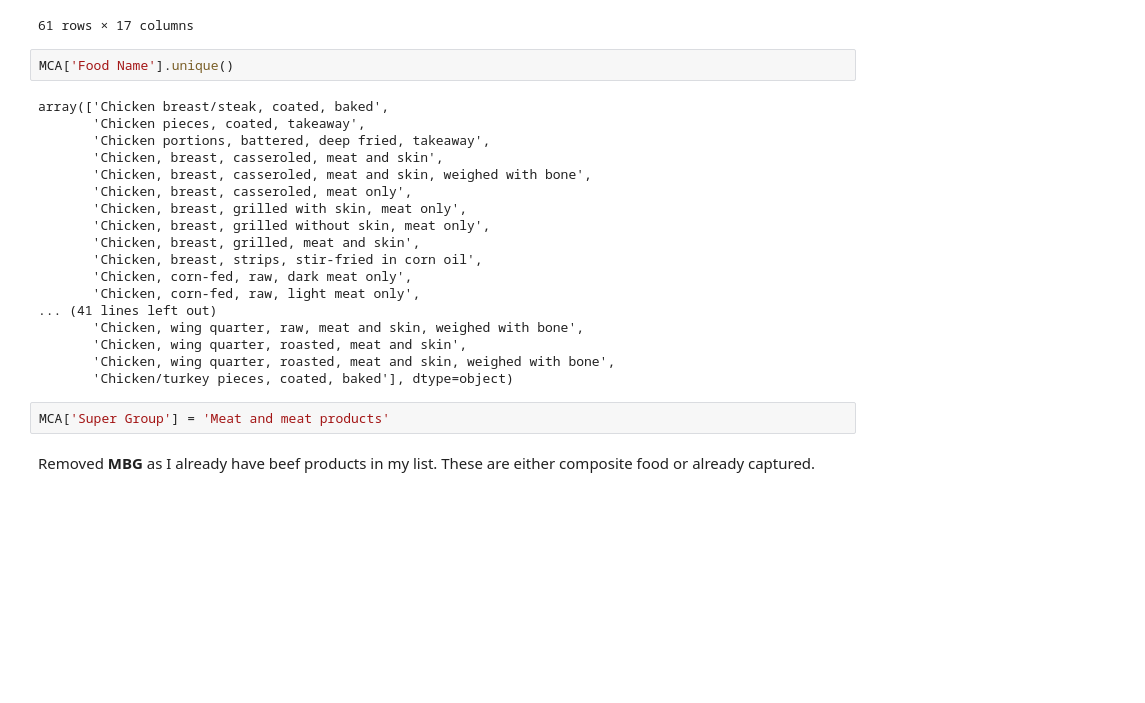
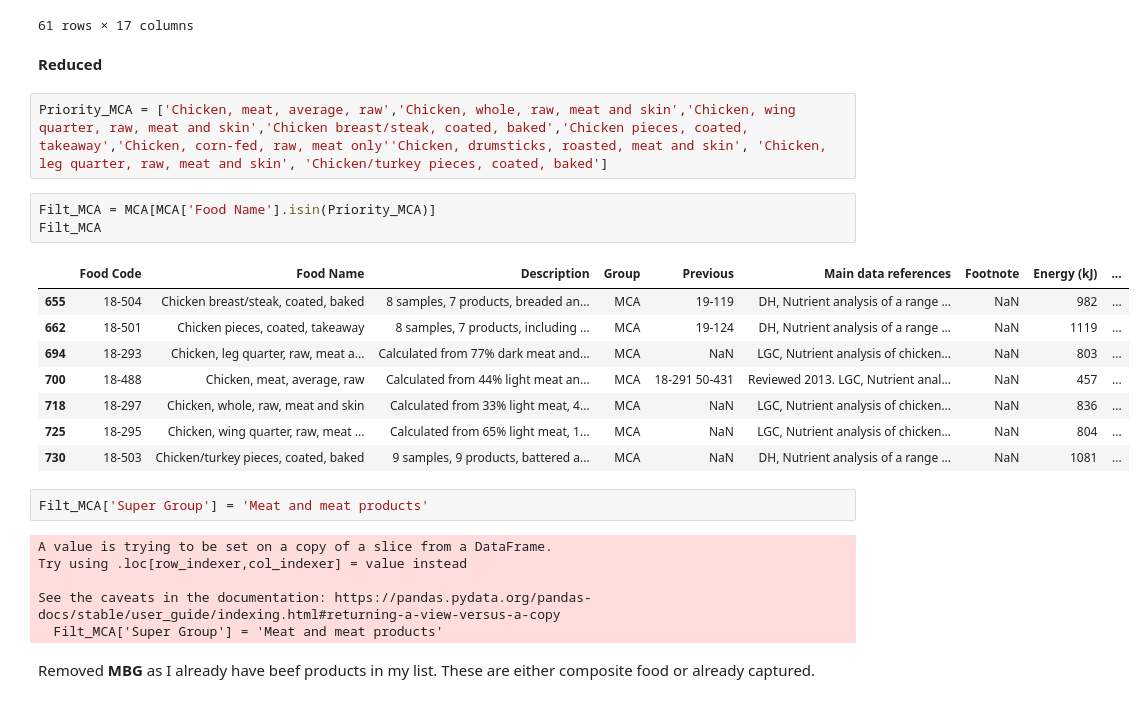
Before and after one commit to elliotkarikari/Product_Weight_Project, a Jupyter notebook: Jupter_notebooks/Reduction, Products that start with C.ipynb, the cells around one changed output. Cells and saved outputs as stored; diff of their text form; blank space fills up the shorter version.

```diff
--- a/Jupter_notebooks/Reduction, Products that start with C.ipynb
+++ b/Jupter_notebooks/Reduction, Products that start with C.ipynb
@@ -1002,28 +1002,30 @@ MCA
 | 728 | 18-340 | Chicken, wing quarter, roasted, m... | Calculated from 18-339 | MCA | NaN | LGC, Nutrient analysis of chicken... | NaN | 501 | ... |
 | 730 | 18-503 | Chicken/turkey pieces, coated, baked | 9 samples, 9 products, battered a... | MCA | NaN | DH, Nutrient analysis of a range ... | NaN | 1081 | ... |
 61 rows × 17 columns
-# %%
-MCA['Food Name'].unique()
-# %% [output]
-array(['Chicken breast/steak, coated, baked',
-       'Chicken pieces, coated, takeaway',
-       'Chicken portions, battered, deep fried, takeaway',
-       'Chicken, breast, casseroled, meat and skin',
-       'Chicken, breast, casseroled, meat and skin, weighed with bone',
-       'Chicken, breast, casseroled, meat only',
-       'Chicken, breast, grilled with skin, meat only',
-       'Chicken, breast, grilled without skin, meat only',
-       'Chicken, breast, grilled, meat and skin',
-       'Chicken, breast, strips, stir-fried in corn oil',
-       'Chicken, corn-fed, raw, dark meat only',
-       'Chicken, corn-fed, raw, light meat only',
-... (41 lines left out)
-       'Chicken, wing quarter, raw, meat and skin, weighed with bone',
-       'Chicken, wing quarter, roasted, meat and skin',
-       'Chicken, wing quarter, roasted, meat and skin, weighed with bone',
-       'Chicken/turkey pieces, coated, baked'], dtype=object)
+# %% [markdown]
+**Reduced**
+# %%
+Priority_MCA = ['Chicken, meat, average, raw','Chicken, whole, raw, meat and skin','Chicken, wing quarter, raw, meat and skin','Chicken breast/steak, coated, baked','Chicken pieces, coated, takeaway','Chicken, corn-fed, raw, meat only''Chicken, drumsticks, roasted, meat and skin', 'Chicken, leg quarter, raw, meat and skin', 'Chicken/turkey pieces, coated, baked']
+# %%
+Filt_MCA = MCA[MCA['Food Name'].isin(Priority_MCA)]
+Filt_MCA
+# %% [output]
+|  | Food Code | Food Name | Description | Group | Previous | Main data references | Footnote | Energy (kJ) | ... |
+| 655 | 18-504 | Chicken breast/steak, coated, baked | 8 samples, 7 products, breaded an... | MCA | 19-119 | DH, Nutrient analysis of a range ... | NaN | 982 | ... |
+| 662 | 18-501 | Chicken pieces, coated, takeaway | 8 samples, 7 products, including ... | MCA | 19-124 | DH, Nutrient analysis of a range ... | NaN | 1119 | ... |
+| 694 | 18-293 | Chicken, leg quarter, raw, meat a... | Calculated from 77% dark meat and... | MCA | NaN | LGC, Nutrient analysis of chicken... | NaN | 803 | ... |
+| 700 | 18-488 | Chicken, meat, average, raw | Calculated from 44% light meat an... | MCA | 18-291 50-431 | Reviewed 2013. LGC, Nutrient anal... | NaN | 457 | ... |
+| 718 | 18-297 | Chicken, whole, raw, meat and skin | Calculated from 33% light meat, 4... | MCA | NaN | LGC, Nutrient analysis of chicken... | NaN | 836 | ... |
+| 725 | 18-295 | Chicken, wing quarter, raw, meat ... | Calculated from 65% light meat, 1... | MCA | NaN | LGC, Nutrient analysis of chicken... | NaN | 804 | ... |
+| 730 | 18-503 | Chicken/turkey pieces, coated, baked | 9 samples, 9 products, battered a... | MCA | NaN | DH, Nutrient analysis of a range ... | NaN | 1081 | ... |
 # %%
-MCA['Super Group'] = 'Meat and meat products'
+Filt_MCA['Super Group'] = 'Meat and meat products'
+# %% [output]
+A value is trying to be set on a copy of a slice from a DataFrame.
+Try using .loc[row_indexer,col_indexer] = value instead
+
+See the caveats in the documentation: https://pandas.pydata.org/pandas-docs/stable/user_guide/indexing.html#returning-a-view-versus-a-copy
+  Filt_MCA['Super Group'] = 'Meat and meat products'
 # %% [markdown]
 Removed **MBG** as I already have beef products in my list. These are either composite food or already captured.
 # %% [markdown]
```
Also changed, not shown: parts of 18 cells of this notebook.
